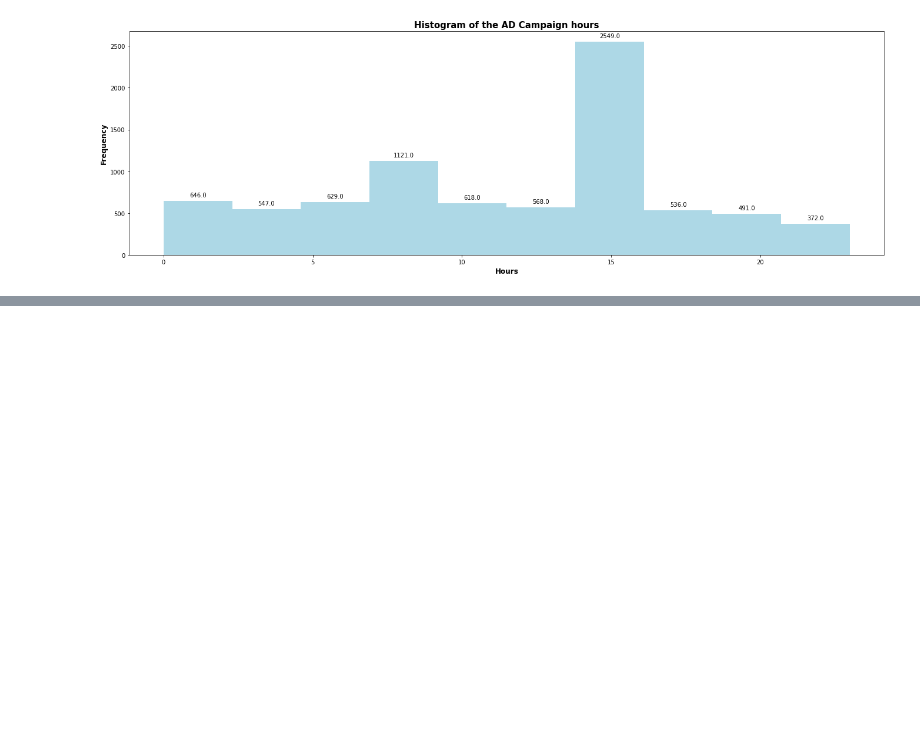
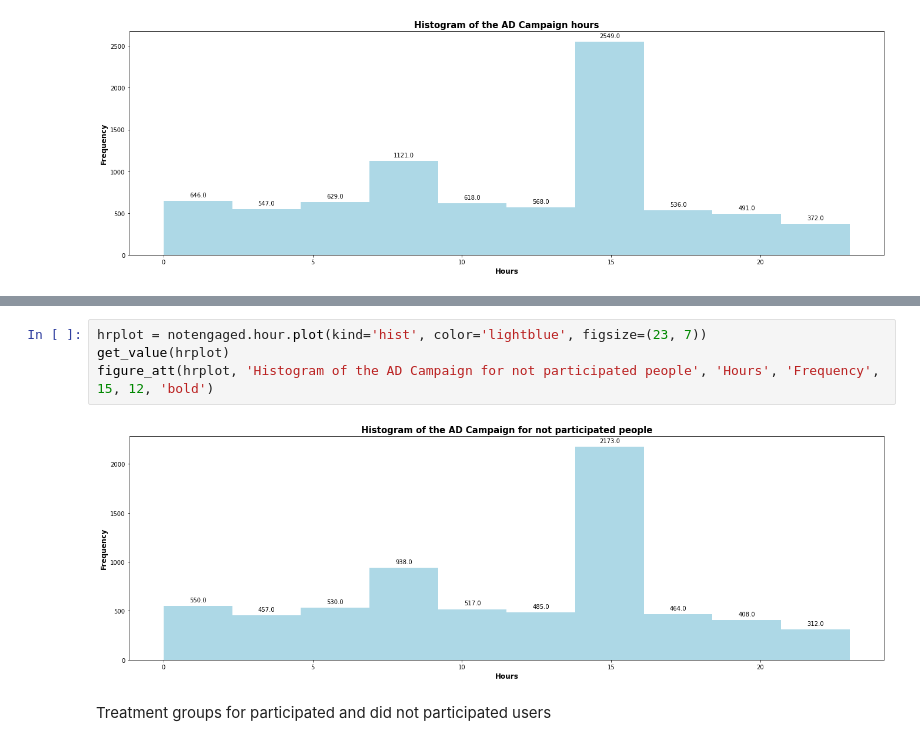
Before and after one commit to yonamg/Ad-campaign-performance, a Jupyter notebook: notebooks/ABtest_Overviews.ipynb, the cells around one changed output, grey strips where cells are left out. Saved outputs shown, nothing was run; the diff lists cells and outputs as text; blank space fills up the shorter version.

```diff
--- a/notebooks/ABtest_Overviews.ipynb
+++ b/notebooks/ABtest_Overviews.ipynb
@@ -147,0 +148,8 @@ SyntaxError: positional argument follows keyword argument (800164729.py, line 1)
+# %%
+hrplot = notengaged.hour.plot(kind='hist', color='lightblue', figsize=(23, 7))
+get_value(hrplot)
+figure_att(hrplot, 'Histogram of the AD Campaign for not participated people', 'Hours', 'Frequency', 15, 12, 'bold')
+# %% [output]
+[figure, added]
+# %% [markdown]
+Treatment groups for participated and did not participated users
```
Also changed, not shown: parts of 7 cells of this notebook.
